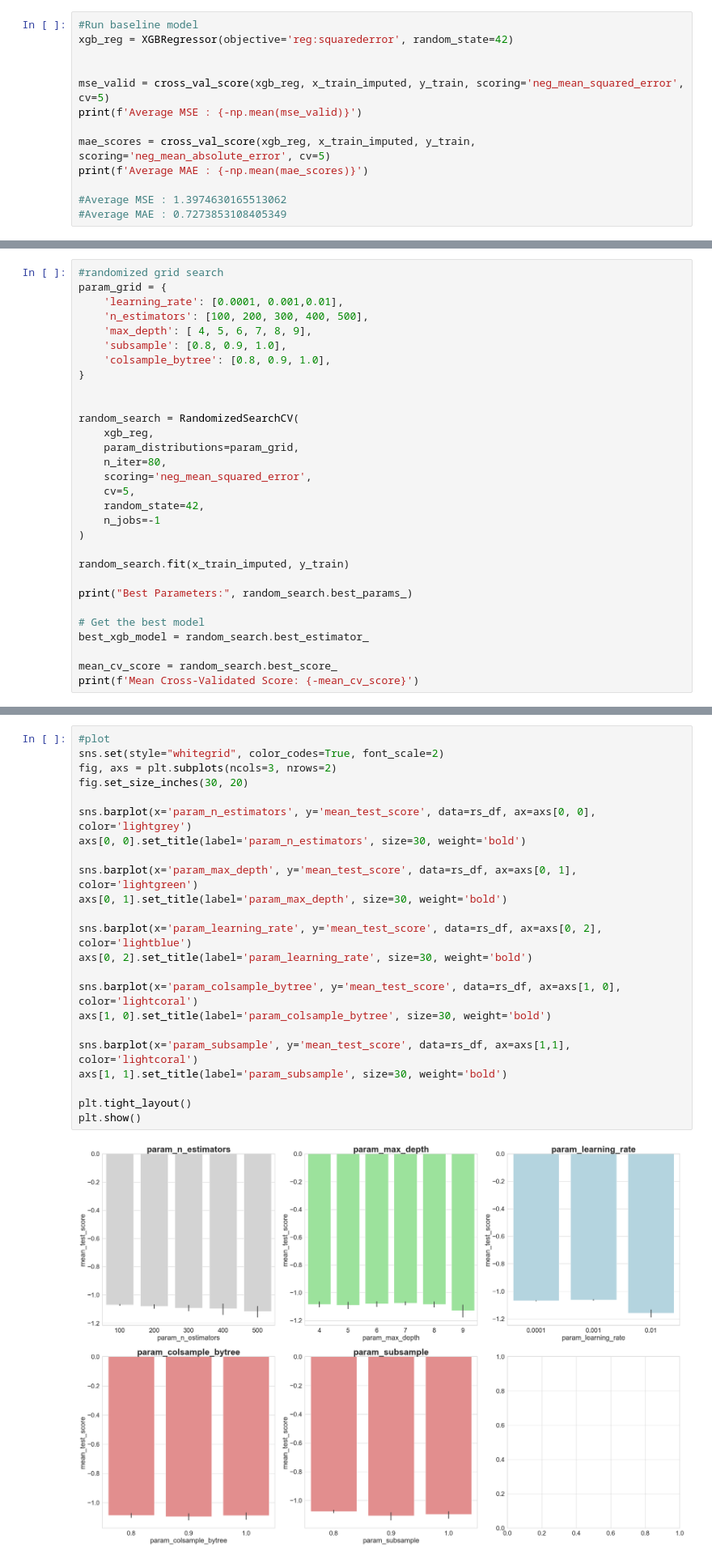
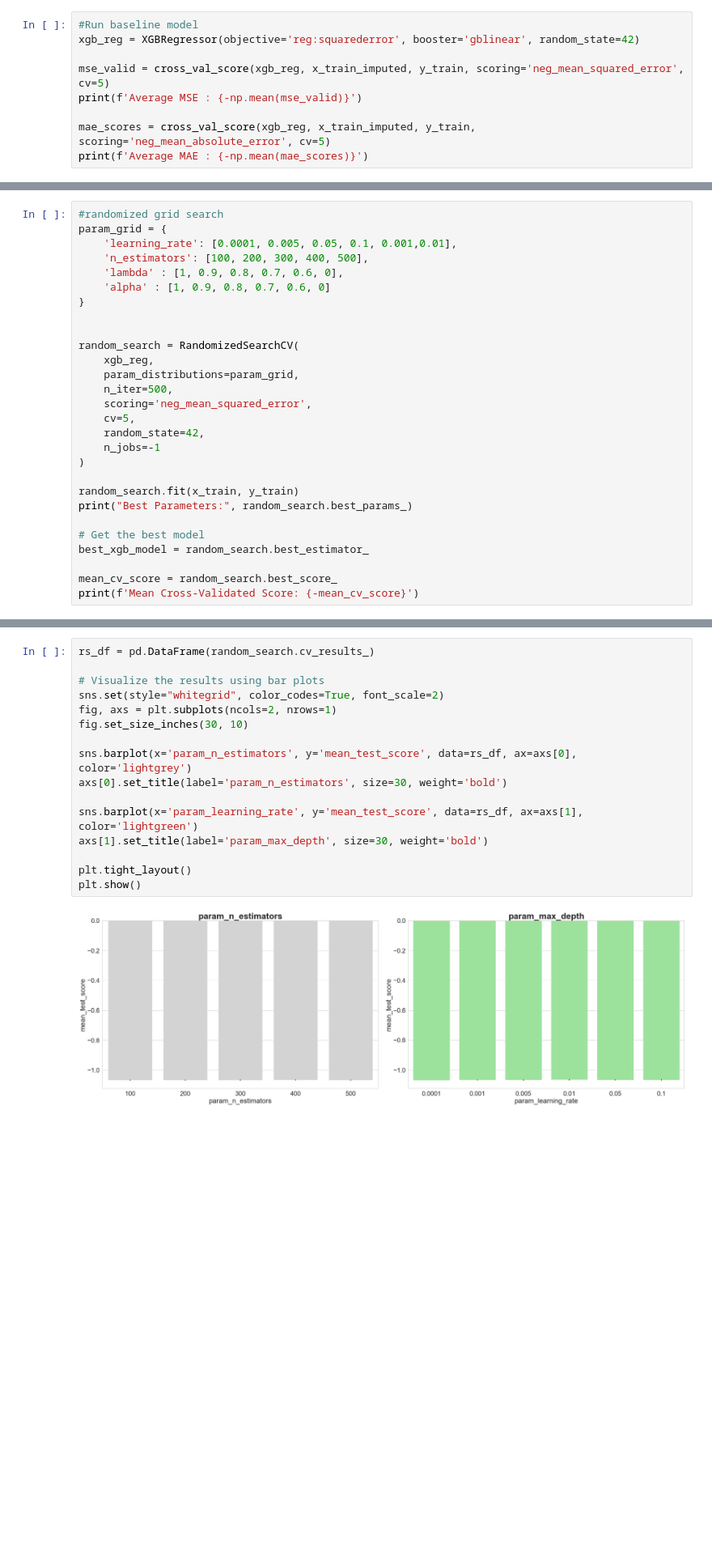
Before and after one commit to alexandra-pricop/EnsembleLearning, a Jupyter notebook: XGBoost.ipynb, the cells around one changed output, grey strips where cells are left out. Shown: that part at 81% size. Cells and saved outputs as stored; diff of their text form; blank space fills up the shorter version.

```diff
--- a/XGBoost.ipynb
+++ b/XGBoost.ipynb
@@ -107,14 +88,10 @@ x_train_imputed
 # %%
 #Run baseline model
-xgb_reg = XGBRegressor(objective='reg:squarederror', random_state=42)
-
+xgb_reg = XGBRegressor(objective='reg:squarederror', booster='gblinear', random_state=42)
 
 mse_valid = cross_val_score(xgb_reg, x_train_imputed, y_train, scoring='neg_mean_squared_error', cv=5)
 print(f'Average MSE : {-np.mean(mse_valid)}')
 
 mae_scores = cross_val_score(xgb_reg, x_train_imputed, y_train, scoring='neg_mean_absolute_error', cv=5)
 print(f'Average MAE : {-np.mean(mae_scores)}')
-
-#Average MSE : 1.3974630165513062
-#Average MAE : 0.7273853108405349
 # %% [output]
@@ -176,26 +179,24 @@ plt.show()
 # %%
 #randomized grid search
 param_grid = {
-    'learning_rate': [0.0001, 0.001,0.01],
+    'learning_rate': [0.0001, 0.005, 0.05, 0.1, 0.001,0.01],
     'n_estimators': [100, 200, 300, 400, 500],
-    'max_depth': [ 4, 5, 6, 7, 8, 9],
-    'subsample': [0.8, 0.9, 1.0],
-    'colsample_bytree': [0.8, 0.9, 1.0],
+    'lambda' : [1, 0.9, 0.8, 0.7, 0.6, 0],
+    'alpha' : [1, 0.9, 0.8, 0.7, 0.6, 0]
 }
 
 
 random_search = RandomizedSearchCV(
     xgb_reg,
     param_distributions=param_grid,
-    n_iter=80,
+    n_iter=500,
     scoring='neg_mean_squared_error',
     cv=5,
     random_state=42,
     n_jobs=-1
 )
 
-random_search.fit(x_train_imputed, y_train)
-
+random_search.fit(x_train, y_train)
 print("Best Parameters:", random_search.best_params_)
 
 # Get the best model
@@ -278,26 +210,19 @@ rs_df.head(10)
 # %%
-#plot
+rs_df = pd.DataFrame(random_search.cv_results_)
+
+# Visualize the results using bar plots
 sns.set(style="whitegrid", color_codes=True, font_scale=2)
-fig, axs = plt.subplots(ncols=3, nrows=2)
-fig.set_size_inches(30, 20)
+fig, axs = plt.subplots(ncols=2, nrows=1)
+fig.set_size_inches(30, 10)
 
-sns.barplot(x='param_n_estimators', y='mean_test_score', data=rs_df, ax=axs[0, 0], color='lightgrey')
-axs[0, 0].set_title(label='param_n_estimators', size=30, weight='bold')
+sns.barplot(x='param_n_estimators', y='mean_test_score', data=rs_df, ax=axs[0], color='lightgrey')
+axs[0].set_title(label='param_n_estimators', size=30, weight='bold')
 
-sns.barplot(x='param_max_depth', y='mean_test_score', data=rs_df, ax=axs[0, 1], color='lightgreen')
-axs[0, 1].set_title(label='param_max_depth', size=30, weight='bold')
-
-sns.barplot(x='param_learning_rate', y='mean_test_score', data=rs_df, ax=axs[0, 2], color='lightblue')
-axs[0, 2].set_title(label='param_learning_rate', size=30, weight='bold')
-
-sns.barplot(x='param_colsample_bytree', y='mean_test_score', data=rs_df, ax=axs[1, 0], color='lightcoral')
-axs[1, 0].set_title(label='param_colsample_bytree', size=30, weight='bold')
-
-sns.barplot(x='param_subsample', y='mean_test_score', data=rs_df, ax=axs[1,1], color='lightcoral')
-axs[1, 1].set_title(label='param_subsample', size=30, weight='bold')
+sns.barplot(x='param_learning_rate', y='mean_test_score', data=rs_df, ax=axs[1], color='lightgreen')
+axs[1].set_title(label='param_max_depth', size=30, weight='bold')
 
 plt.tight_layout()
 plt.show()
 # %% [output]
-[figure, old version]
+[figure, new version]
 # %%
```
Also changed, not shown: parts of 18 cells of this notebook, 2 other files.
